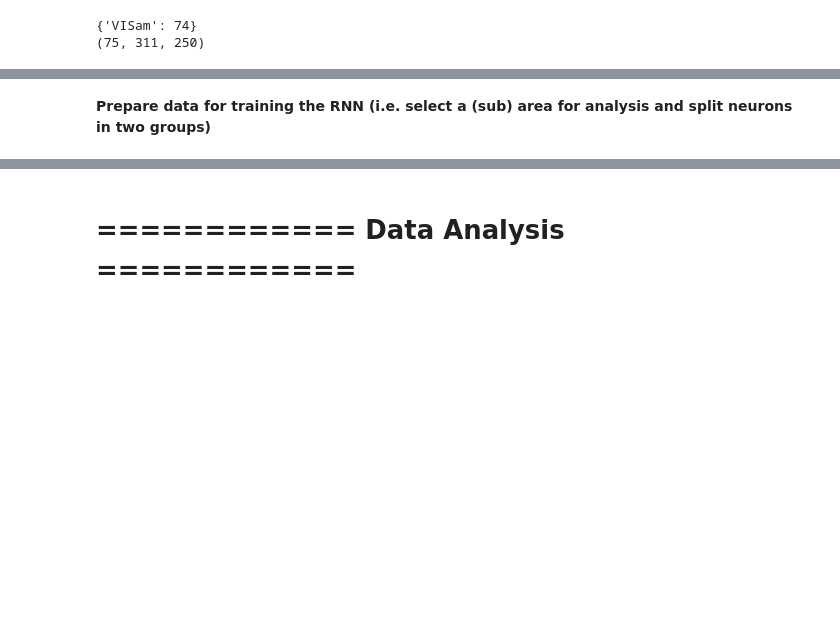
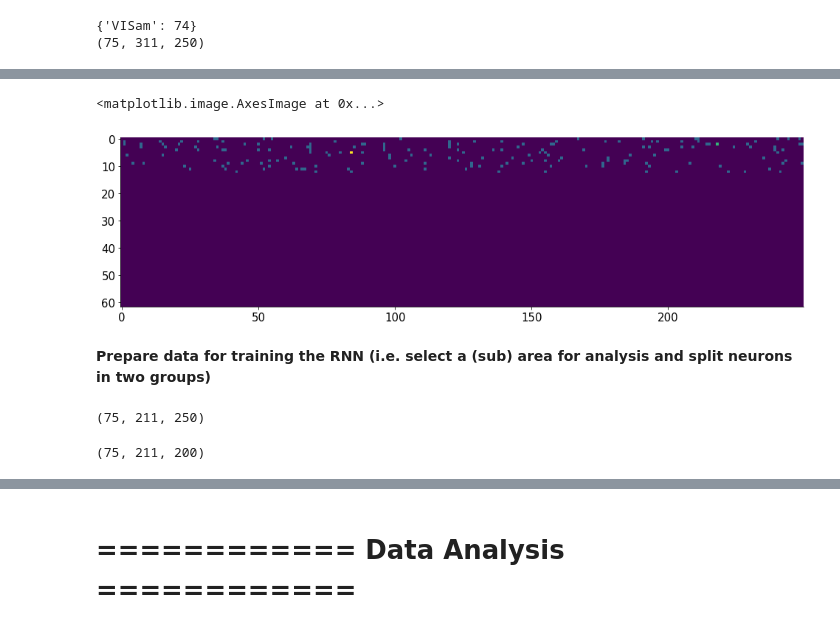
Before and after one commit to michele1993/NMA_latentDynamics, a Jupyter notebook: Copy_of_load_steinmetz_decisions.ipynb, the cells around one changed output, grey strips where cells are left out. Cells and saved outputs as stored; diff of their text form; code cells hidden in the pictures; blank space fills up the shorter version.

```diff
--- a/Copy_of_load_steinmetz_decisions.ipynb
+++ b/Copy_of_load_steinmetz_decisions.ipynb
@@ -206,17 +228,54 @@ print(new_data[:,0])
+# %%
+new_data = compute_frequency(r_data,n_aver_trials=5,time_bin =0.01)
+
+fig = plt.figure(111)
+ax = fig.add_subplot()
+
+ax.imshow(new_data[ex_unit, :, :])
+#ax.set_ylim(0, 2)
+# %% [output]
+<matplotlib.image.AxesImage at 0x...>
+[figure, added]
 # %% [markdown]
 **Prepare data for training the RNN (i.e. select a (sub) area for analysis and split neurons in two groups)**
+# %%
+print(spike_rate.shape)
+# %% [output]
+(75, 211, 250)
 # %%
+# Remove baseline and normalise data trhough baseline
+baseline_end = 50
+baseline_mean = spike_rate[:,:,0:baseline_end].mean(axis=2, keepdims=True)
+
+r_data_2 = spike_rate[:,:,baseline_end:]
+
+
+# Subtract baseline from signal to improve data
+r_data_2 -= baseline_mean
+
+r_data_2 = np.maximum(0,r_data_2)
+
+
 # Extract region with most neurons
 indexes = list(dict_indx.values())
 roi_indx = np.argmax(indexes)
 
+
+
 # Create indexes to divide data in training and testing:
+if len(indexes) >1:
+  init_indx = indexes[roi_indx-1] # take index marking the end of previous area
+  final_indx = indexes[roi_indx]
 
-init_indx = indexes[roi_indx-1] # take index marking the end of previous area
-final_indx = indexes[roi_indx]
+else:
+    init_indx = 0 # take index marking the end of previous area
+    final_indx = indexes[roi_indx]
+
+
 mid_indx = int((final_indx-init_indx)/2) + init_indx # need to add back initial indx as we are not starting from the beginning
 
 
-
-training_nn = r_data[init_indx:mid_indx]
-testing_nn = r_data[mid_indx:final_indx]
+training_nn = r_data_2[init_indx:mid_indx]
+testing_nn = r_data_2[mid_indx:final_indx]
+# %% [output]
+(75, 211, 200)
```
Also changed, not shown: parts of 14 cells of this notebook.
